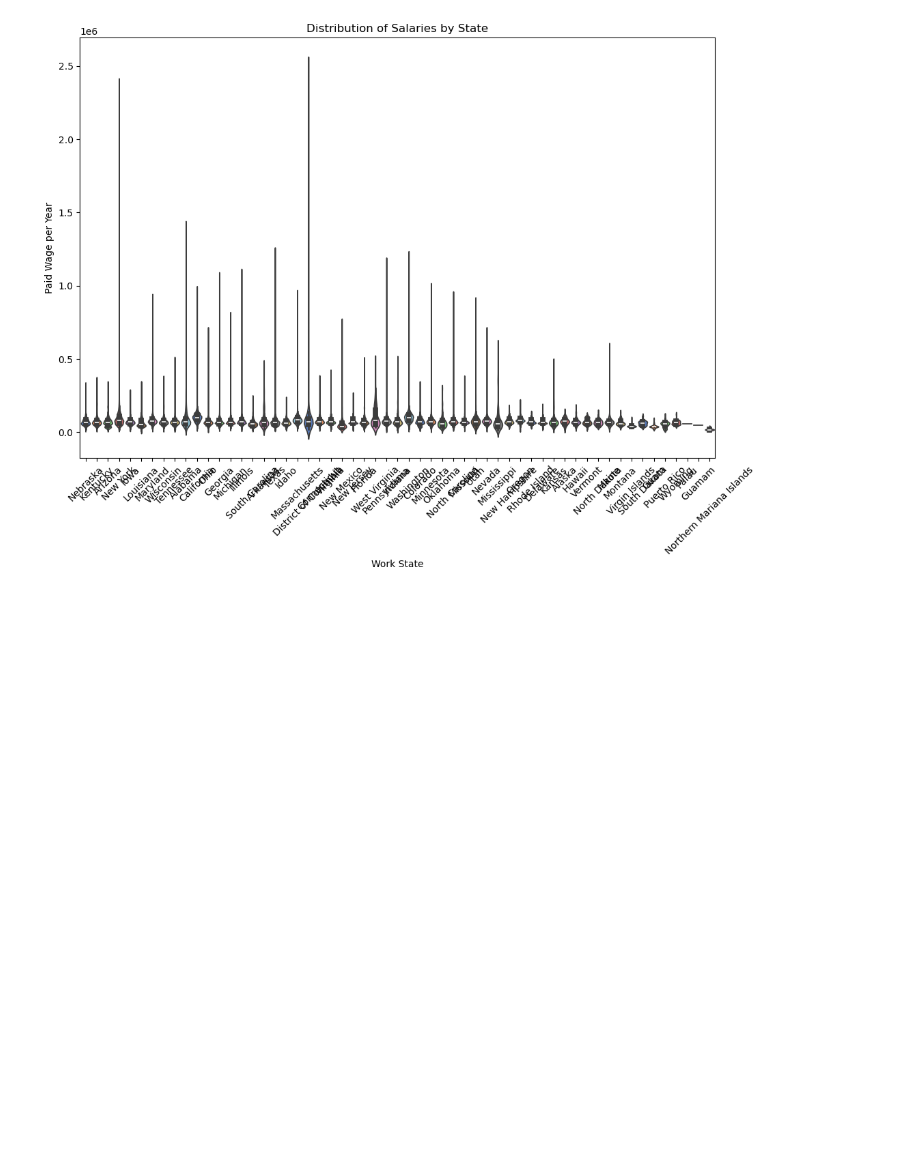
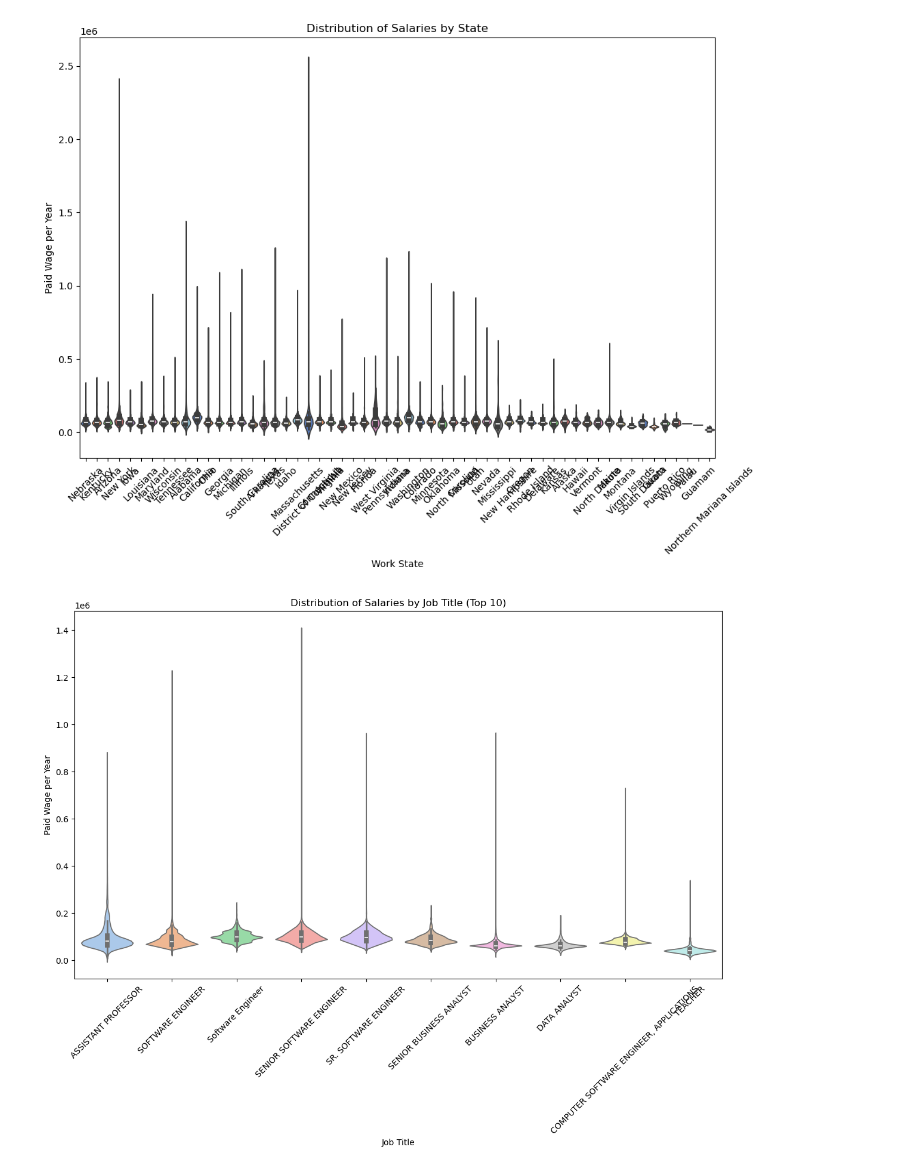
Before and after one commit to ReeseWatkinsNelson/GroupProject, a Jupyter notebook: salary_work_in_progress/Kshitij.ipynb, the cells around one changed output. Cells and saved outputs as stored; diff of their text form; code cells hidden in the pictures; blank space fills up the shorter version.

Commit message:
added data visualization

```diff
--- a/salary_work_in_progress/Kshitij.ipynb
+++ b/salary_work_in_progress/Kshitij.ipynb
@@ -74,3 +74,15 @@ Passing `palette` without assigning `hue` is deprecated and will be removed in v
 
   sns.violinplot(data=filtered_df, x='WORK_STATE', y='PAID_WAGE_PER_YEAR', palette='muted')
 [figure]
+# %%
+# Violin Plot: Distribution of salaries across job titles
+plt.figure(figsize=(14, 8))
+filtered_top_jobs = filtered_df[filtered_df['JOB_TITLE'].isin(filtered_df['JOB_TITLE'].value_counts().head(10).index)]
+sns.violinplot(data=filtered_top_jobs, x='JOB_TITLE', y='PAID_WAGE_PER_YEAR', hue='JOB_TITLE', palette='pastel', legend=False)
+plt.xlabel('Job Title')
+plt.ylabel('Paid Wage per Year')
+plt.title('Distribution of Salaries by Job Title (Top 10)')
+plt.xticks(rotation=45)
+plt.show()
+# %% [output]
+[figure, added]
```
